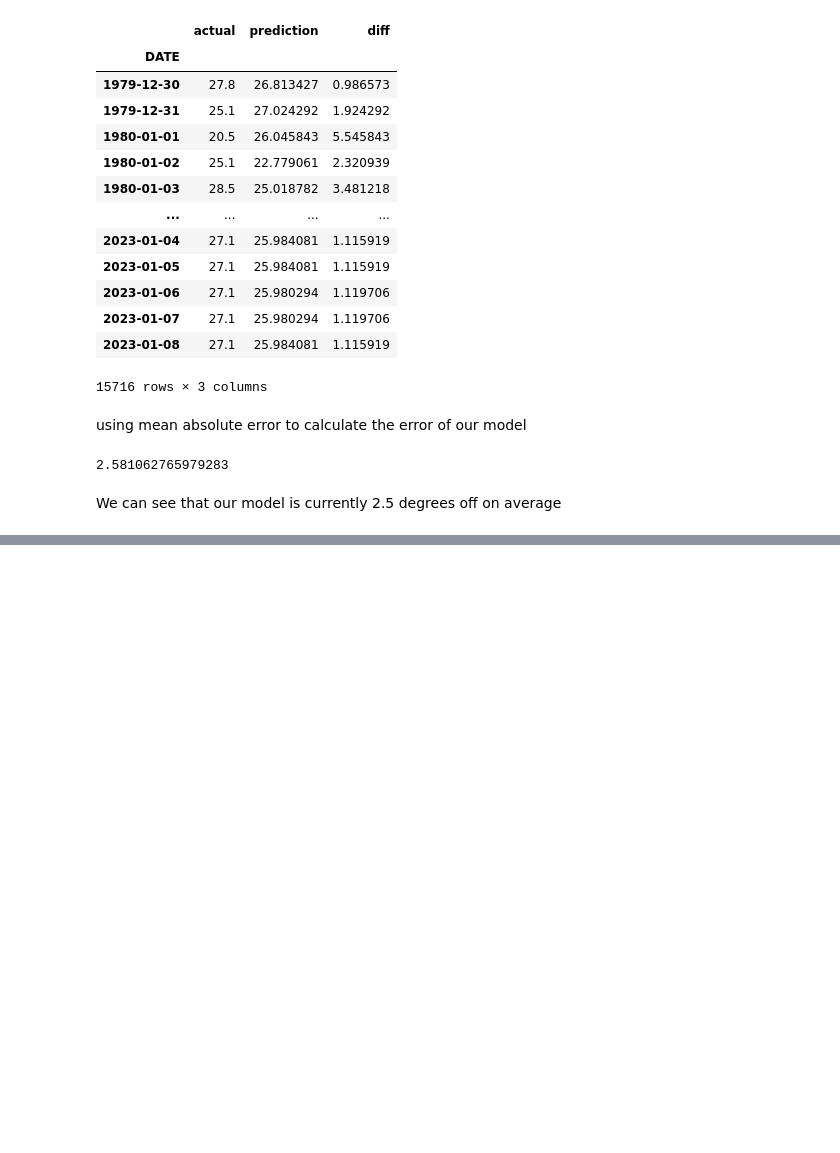
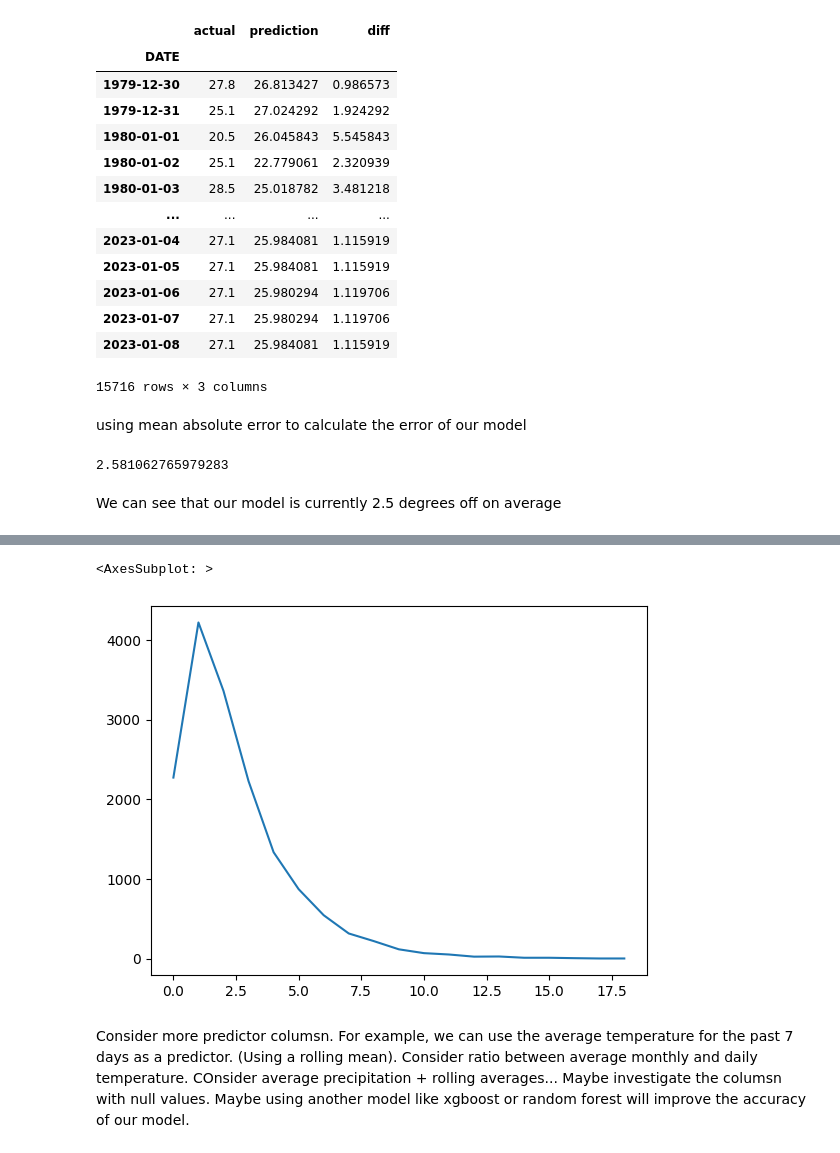
Before and after one commit to Shzmj/weather-predictor, a Jupyter notebook: weatherpredictor.ipynb, the cells around one changed output, grey strips where cells are left out. Saved outputs shown, nothing was run; the diff lists cells and outputs as text; code cells hidden in the pictures; blank space fills up the shorter version.

```diff
--- a/weatherpredictor.ipynb
+++ b/weatherpredictor.ipynb
@@ -243,0 +281,4 @@ We can see that our model is currently 2.5 degrees off on average
+# %%
+weather = weather.iloc[14:,:]
+weather = weather.fillna(0)
+weather
@@ -243,0 +300,9 @@ We can see that our model is currently 2.5 degrees off on average
+# %%
+def expand_mean(df):
+    return df.expanding(1).mean()
+
+for col in ["TMAX", "TMIN", "PRCP"]:
+    weather[f"month_avg_{col}"] = weather[col].groupby(weather.index.month, group_keys=False).apply(expand_mean)
+    weather[f"day_avg_{col}"] = weather[col].groupby(weather.index.day_of_year, group_keys=False).apply(expand_mean)
+
+weather
@@ -243,0 +324,3 @@ We can see that our model is currently 2.5 degrees off on average
+# %%
+predictors = weather.columns[~weather.columns.isin(["target", "NAME", "STATION"])]
+predictors
@@ -243,0 +335,3 @@ We can see that our model is currently 2.5 degrees off on average
+# %%
+predictions = backtest(weather, rr, predictors)
+mean_absolute_error(predictions["actual"], predictions["prediction"])
@@ -243,0 +378,7 @@ We can see that our model is currently 2.5 degrees off on average
+# %%
+(predictions["diff"].round().value_counts()).sort_index().plot()
+# %% [output]
+<AxesSubplot: >
+[figure, added]
+# %% [markdown]
+Consider more predictor columsn. For example, we can use the average temperature for the past 7 days as a predictor. (Using a rolling mean). Consider ratio between average monthly and daily temperature. COnsider average precipitation + rolling averages... Maybe investigate the columsn with null values. Maybe using another model like xgboost or random forest will improve the accuracy of our model.
```
Also changed, not shown: parts of 10 cells of this notebook.
